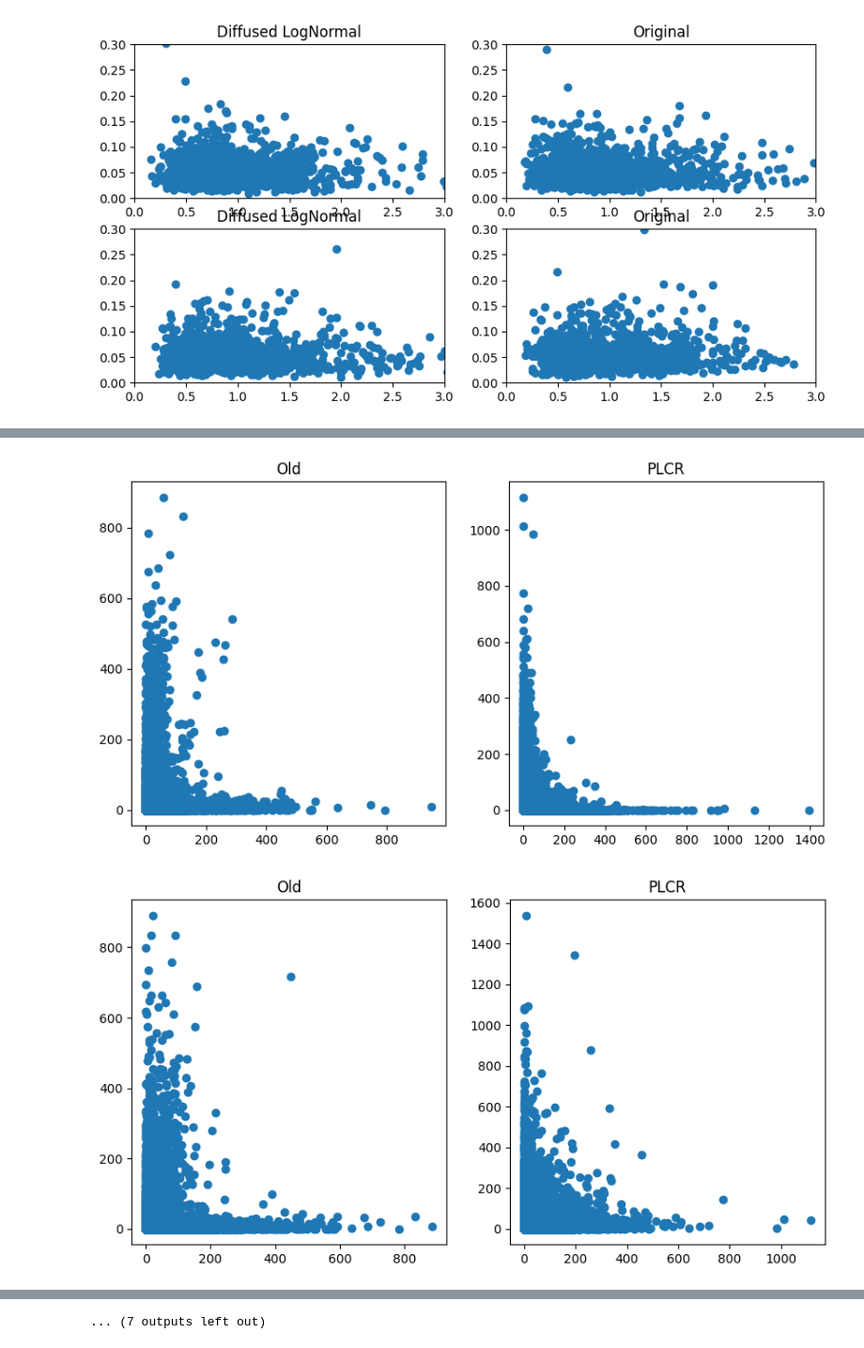
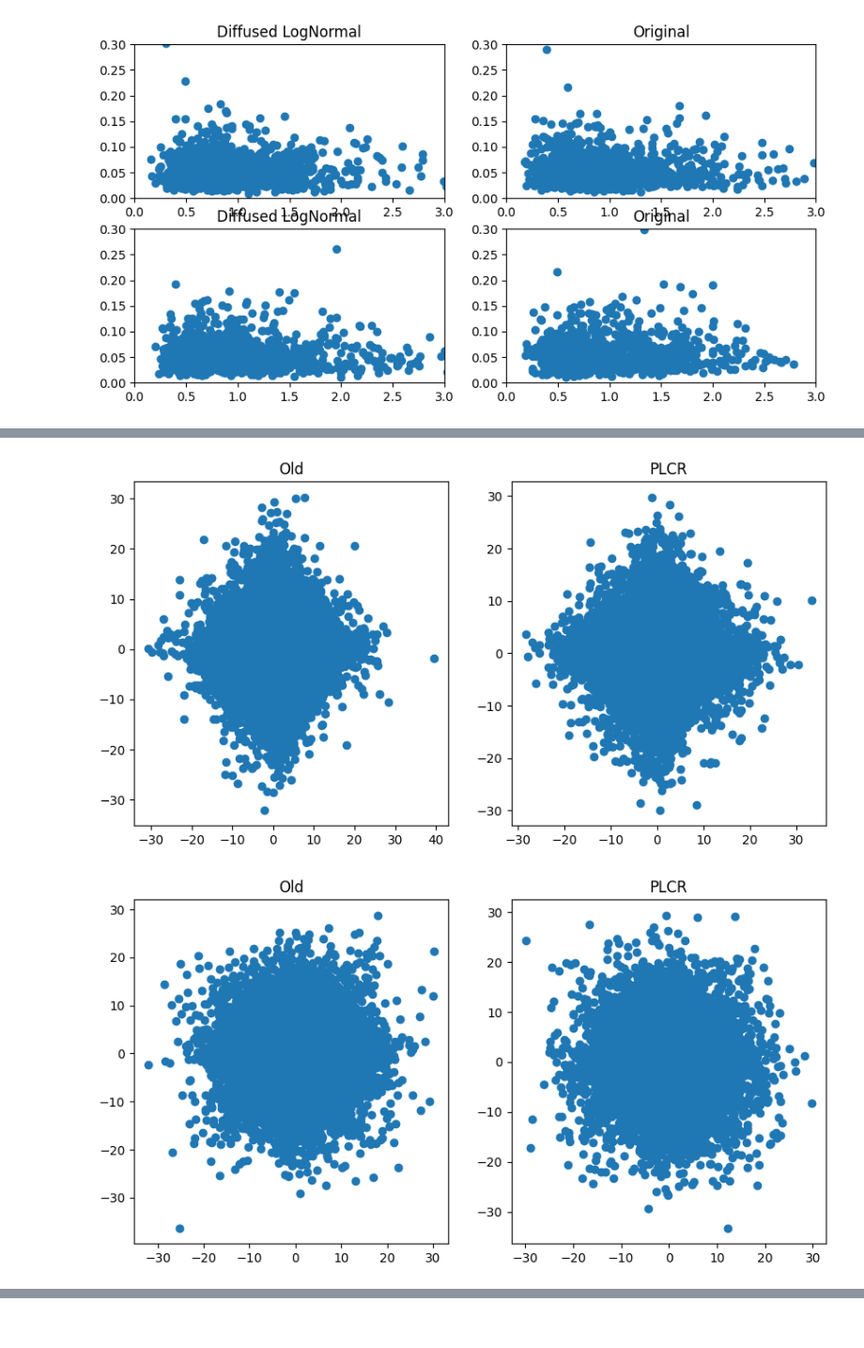
Before and after one commit to JuliaLinhart/diffusions-for-sbi, a Jupyter notebook: notebooks/diffused_priors.ipynb, the cells around one changed output, grey strips where cells are left out. Shown at 94% size. Saved outputs shown, nothing was run; the diff lists cells and outputs as text; code cells hidden in the pictures.

```diff
--- a/notebooks/diffused_priors.ipynb
+++ b/notebooks/diffused_priors.ipynb
@@ -172,8 +172,8 @@ plt.show()
 # %% [output]
 [figure]
 # %%
-data = torch.load('/data/parietal/store3/work/jlinhart/git_repos/diffusions-for-sbi/results/sbibm/lotka_volterra/dataset_n_train_50000.pkl')
-data_old = torch.load('/data/parietal/store3/work/jlinhart/git_repos/diffusions-for-sbi/results/sbibm/lotka_volterra_old/dataset_n_train_50000.pkl')
+data = torch.load('/data/parietal/store3/work/jlinhart/git_repos/diffusions-for-sbi/results/sbibm/slcp_good/dataset_n_train_50000.pkl')
+data_old = torch.load('/data/parietal/store3/work/jlinhart/git_repos/diffusions-for-sbi/results/sbibm/slcp/dataset_n_train_50000.pkl')
 theta_train_old = data_old['theta']
 x_train_old = data_old['x']
 theta_train = data['theta']
@@ -191,5 +191,5 @@ plt.show()
 # %%
-for i in range(19):
+for i in range(7):
     fig, ax = plt.subplots(1, 2, figsize=(10, 5))
     ax[0].scatter(x_train_old[:, i], x_train_old[:, i+1])
     ax[0].set_title("Old")
@@ -203,2 +203,2 @@ for i in range(19):
-[figure, old version]
+[figure, new version]
-[figure, old version]
+[figure, new version]
@@ -212 +206,0 @@ for i in range(19):
-... (7 outputs left out)
```
Also changed, not shown: parts of 2 cells of this notebook, 2 other files.
